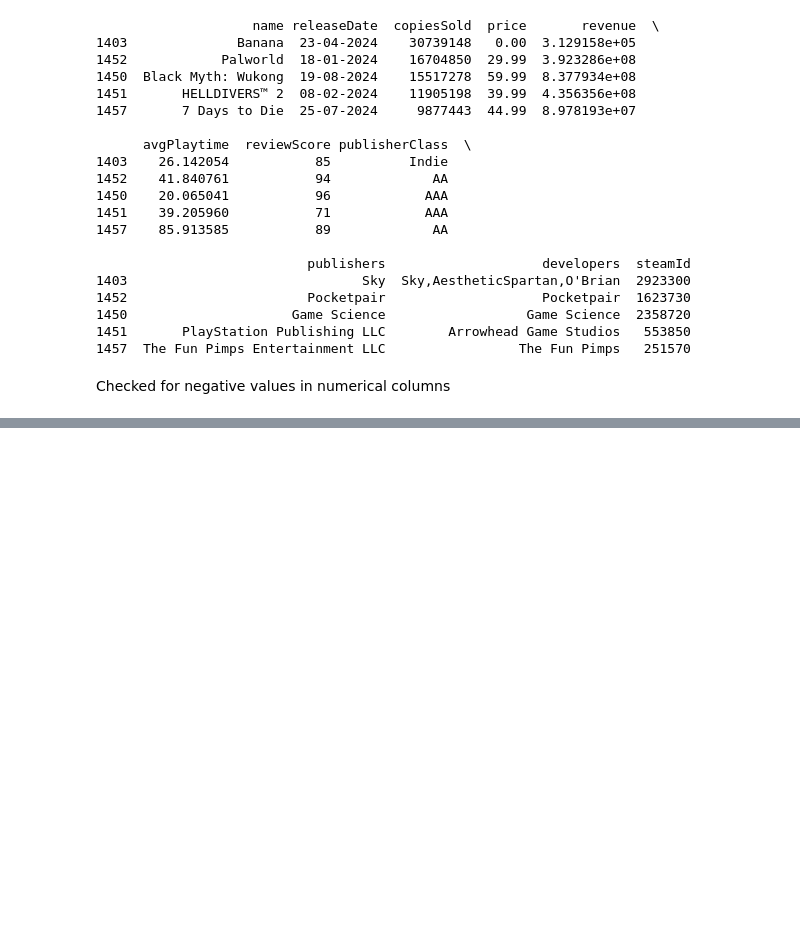
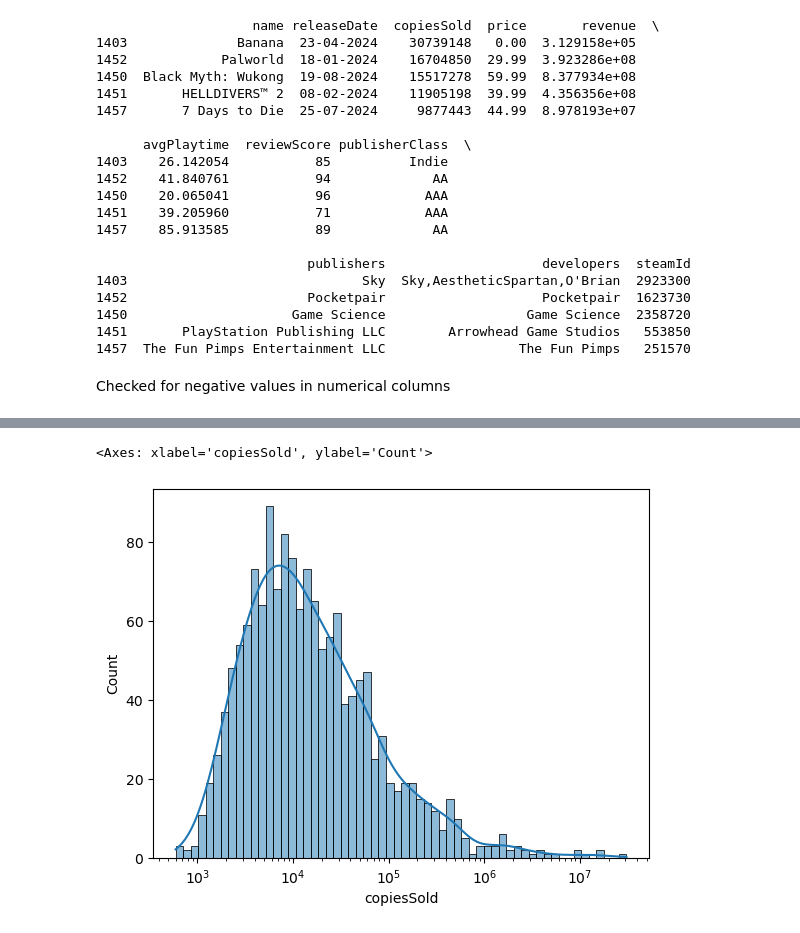
Before and after one commit to dangosailing/EDA_Excercise, a Jupyter notebook: steam.ipynb, the cells around one changed output, grey strips where cells are left out. Cells and saved outputs as stored; diff of their text form; code cells hidden in the pictures; blank space fills up the shorter version.

```diff
--- a/steam.ipynb
+++ b/steam.ipynb
@@ -144,0 +154,5 @@ plt.show()
+# %%
+sns.histplot(data['copiesSold'], bins=60, log_scale=True,kde=True)
+# %% [output]
+<Axes: xlabel='copiesSold', ylabel='Count'>
+[figure, added]
```
Also changed, not shown: parts of 9 cells of this notebook.
